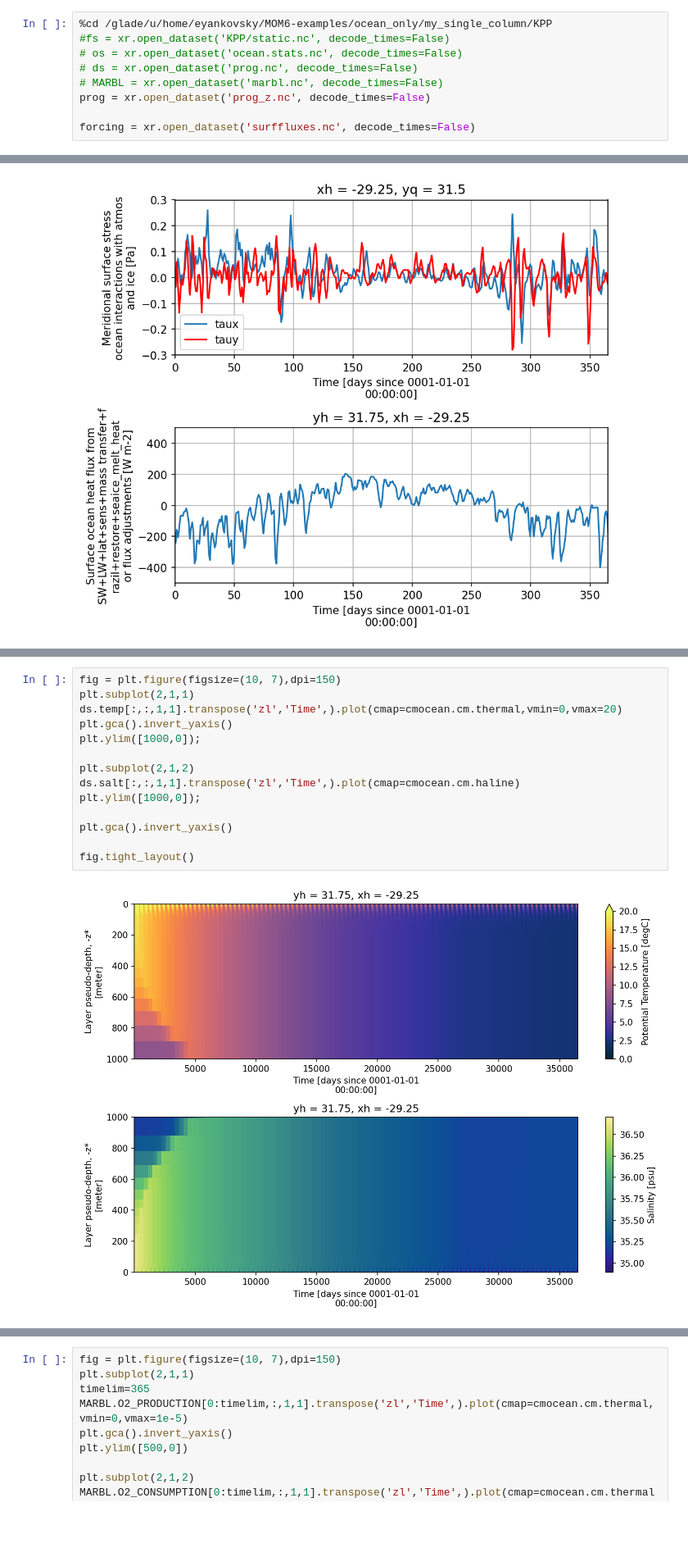
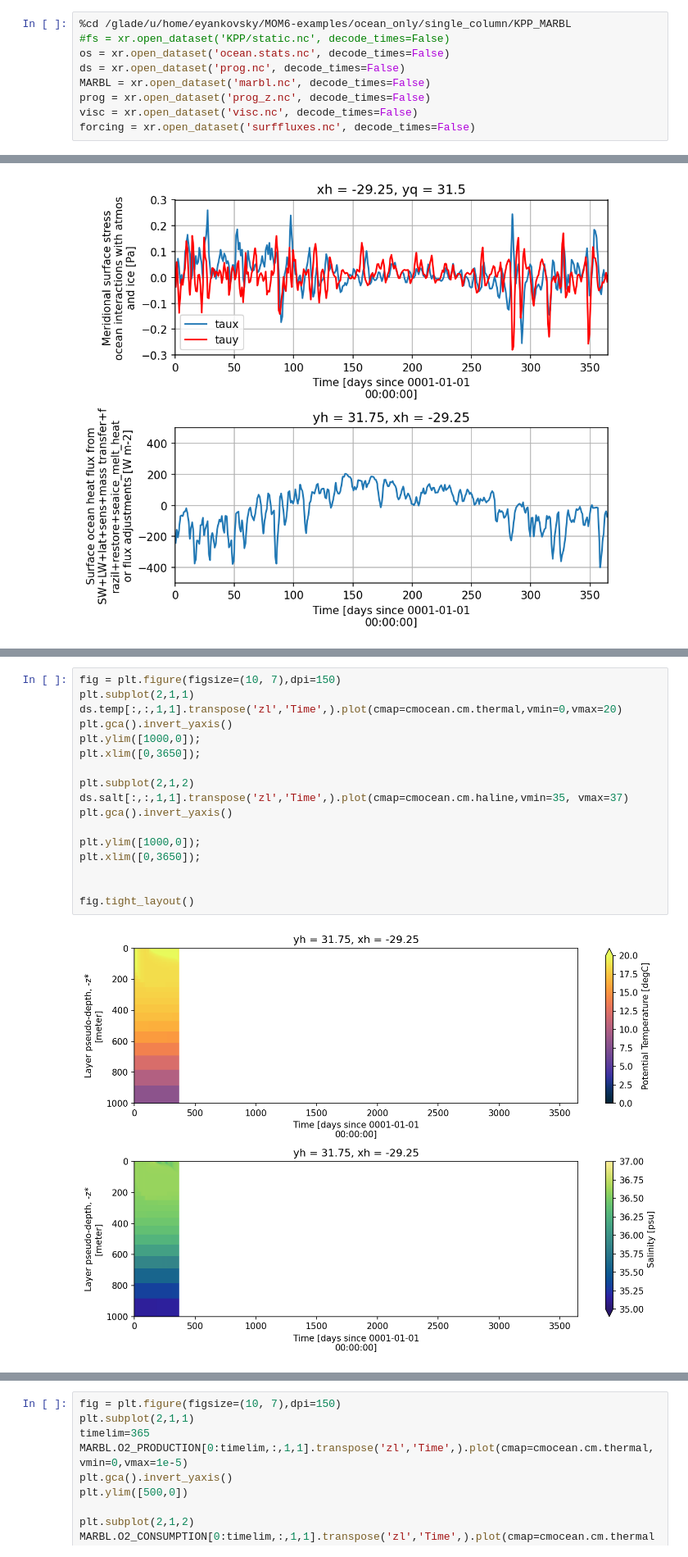
Before and after one commit to ElizabethYankovsky/MARBL_notebooks, a Jupyter notebook: Basic_analysis.ipynb, the cells around one changed output, grey strips where cells are left out. Shown: that part at 82% size. Saved outputs shown, nothing was run; the diff lists cells and outputs as text; blank space fills up the shorter version.

```diff
--- a/Basic_analysis.ipynb
+++ b/Basic_analysis.ipynb
@@ -13,12 +13,12 @@ from xgcm import Grid
 # %% [output]
 Once deleted, variables cannot be recovered. Proceed (y/[n])?  y
 # %%
-%cd /glade/u/home/eyankovsky/MOM6-examples/ocean_only/my_single_column/KPP
+%cd /glade/u/home/eyankovsky/MOM6-examples/ocean_only/single_column/KPP_MARBL
 #fs = xr.open_dataset('KPP/static.nc', decode_times=False)
-# os = xr.open_dataset('ocean.stats.nc', decode_times=False)
-# ds = xr.open_dataset('prog.nc', decode_times=False)
-# MARBL = xr.open_dataset('marbl.nc', decode_times=False)
+os = xr.open_dataset('ocean.stats.nc', decode_times=False)
+ds = xr.open_dataset('prog.nc', decode_times=False)
+MARBL = xr.open_dataset('marbl.nc', decode_times=False)
 prog = xr.open_dataset('prog_z.nc', decode_times=False)
-
+visc = xr.open_dataset('visc.nc', decode_times=False)
 forcing = xr.open_dataset('surffluxes.nc', decode_times=False)
 # %% [output]
@@ -77,16 +102,19 @@ fig.tight_layout()
 # %%
 fig = plt.figure(figsize=(10, 7),dpi=150)
 plt.subplot(2,1,1)
 ds.temp[:,:,1,1].transpose('zl','Time',).plot(cmap=cmocean.cm.thermal,vmin=0,vmax=20)
 plt.gca().invert_yaxis()
 plt.ylim([1000,0]);
+plt.xlim([0,3650]);
 
 plt.subplot(2,1,2)
-ds.salt[:,:,1,1].transpose('zl','Time',).plot(cmap=cmocean.cm.haline)
-plt.ylim([1000,0]);
-
+ds.salt[:,:,1,1].transpose('zl','Time',).plot(cmap=cmocean.cm.haline,vmin=35, vmax=37)
 plt.gca().invert_yaxis()
 
+plt.ylim([1000,0]);
+plt.xlim([0,3650]);
+
+
 fig.tight_layout()
 # %% [output]
-[figure, old version]
+[figure, new version]
```
Also changed, not shown: parts of 25 cells of this notebook, 2 other files.
